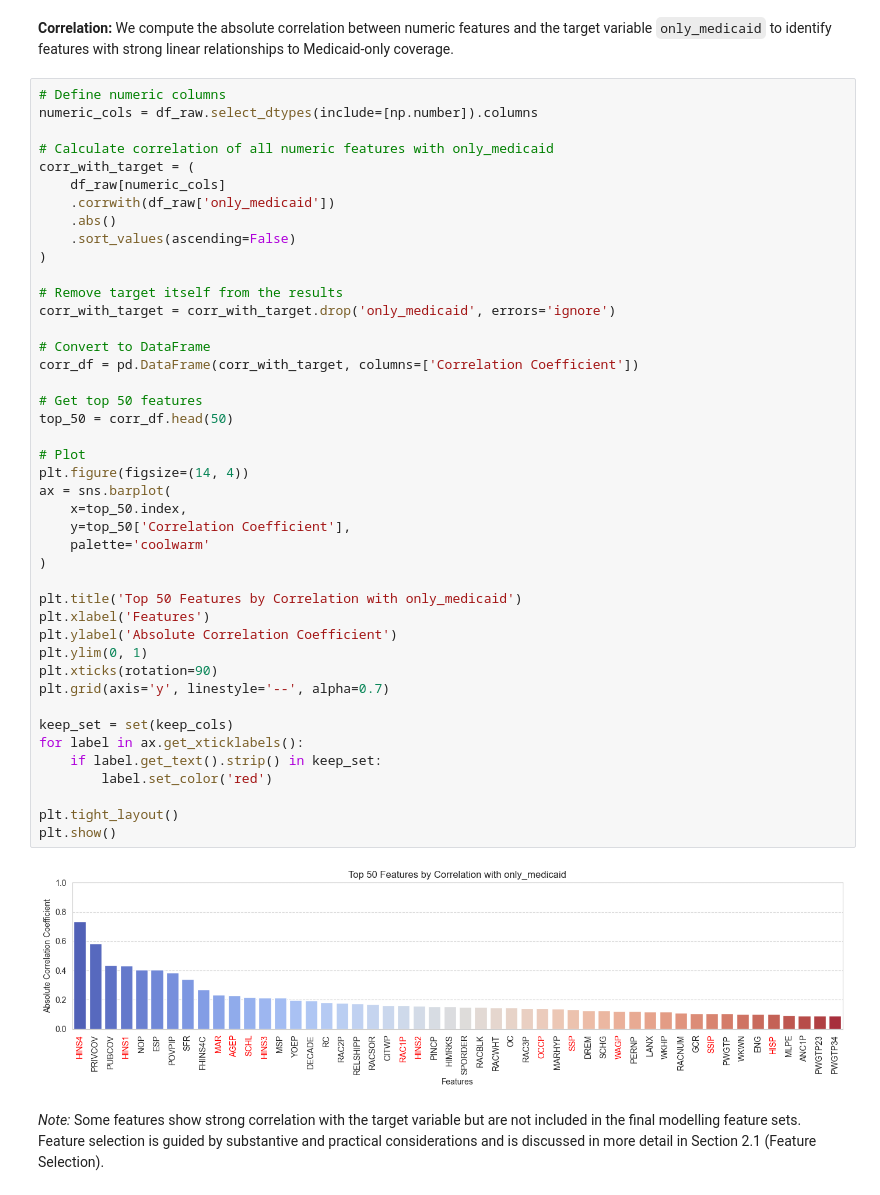
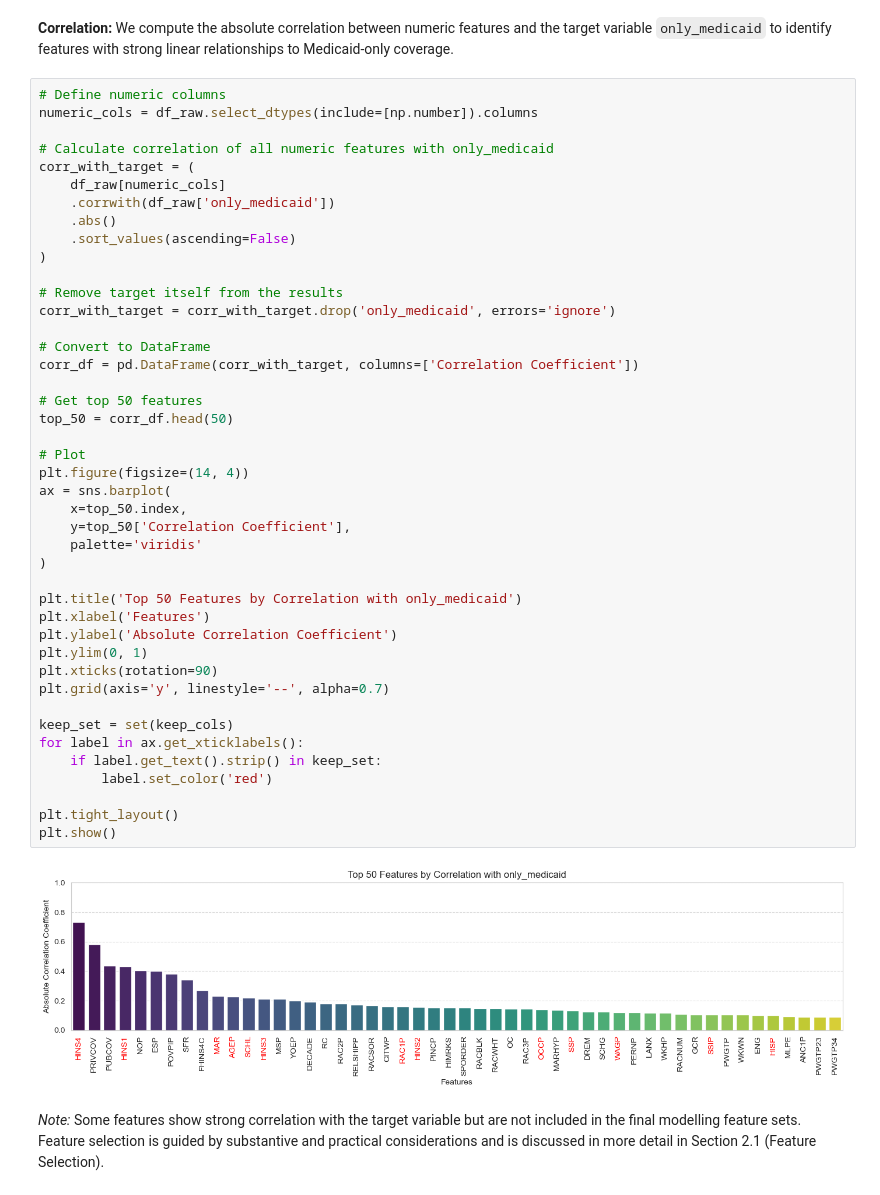
Before and after one commit to UnicornnGrg/AppliedMachineLearning, a Jupyter notebook: Project_Report.ipynb, the cells around one changed output. Drawn from its saved outputs; the diff is of its cells as text.

```diff
--- a/Project_Report.ipynb
+++ b/Project_Report.ipynb
@@ -270,35 +272,35 @@ corr_with_target = (
 corr_with_target = corr_with_target.drop('only_medicaid', errors='ignore')
 
 # Convert to DataFrame
 corr_df = pd.DataFrame(corr_with_target, columns=['Correlation Coefficient'])
 
 # Get top 50 features
 top_50 = corr_df.head(50)
 
 # Plot
 plt.figure(figsize=(14, 4))
 ax = sns.barplot(
     x=top_50.index,
     y=top_50['Correlation Coefficient'],
-    palette='coolwarm'
+    palette='viridis'
 )
 
 plt.title('Top 50 Features by Correlation with only_medicaid')
 plt.xlabel('Features')
 plt.ylabel('Absolute Correlation Coefficient')
 plt.ylim(0, 1)
 plt.xticks(rotation=90)
 plt.grid(axis='y', linestyle='--', alpha=0.7)
 
 keep_set = set(keep_cols)
 for label in ax.get_xticklabels():
     if label.get_text().strip() in keep_set:
         label.set_color('red')
 
 plt.tight_layout()
 plt.show()
 # %% [output]
-[figure, old version]
+[figure, new version]
 # %% [markdown]
 *Note:* Some features show strong correlation with the target variable but are not included in the final modelling feature sets. Feature selection is guided by substantive and practical considerations and is discussed in more detail in Section 2.1 (Feature Selection).
 # %% [markdown]
```
Also changed, not shown: parts of 43 cells of this notebook.
